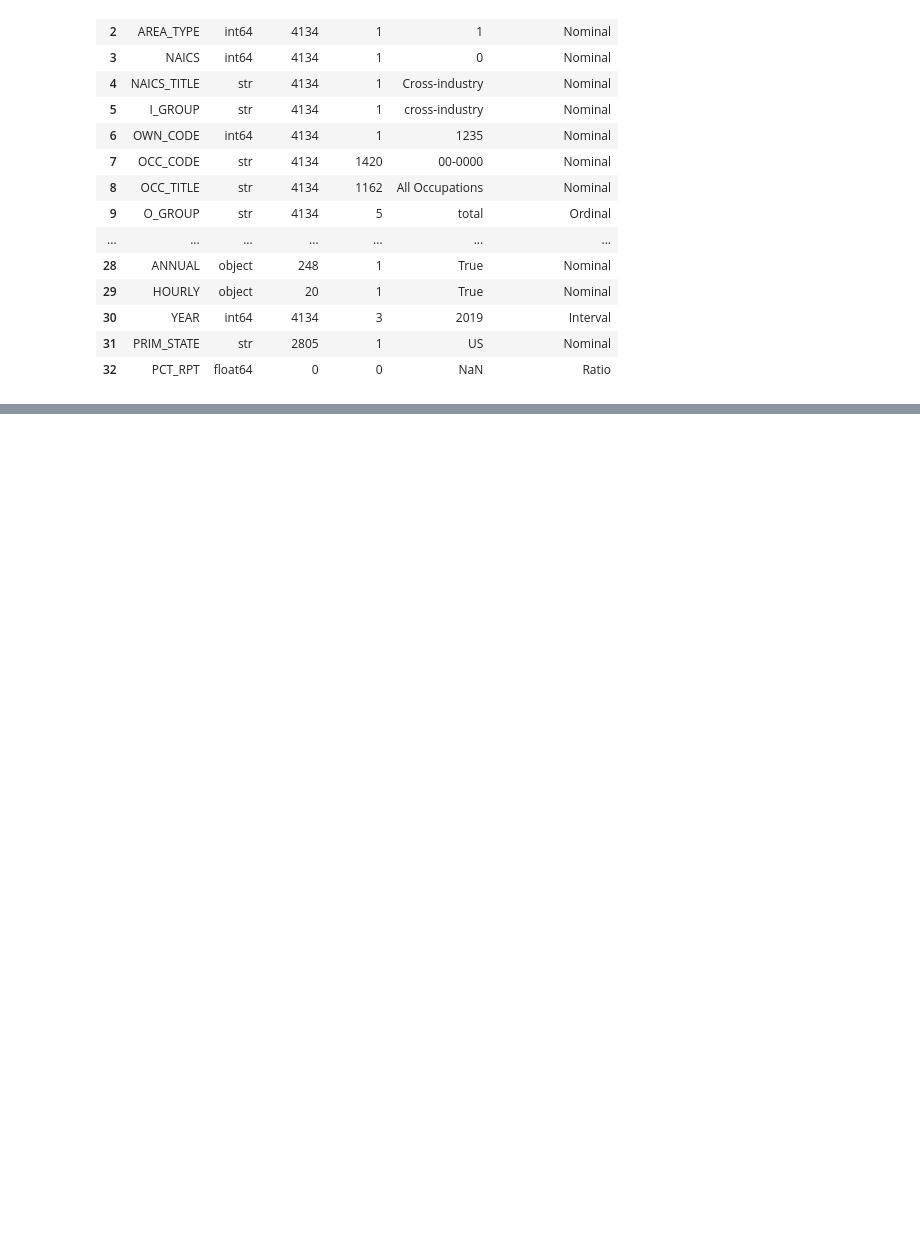
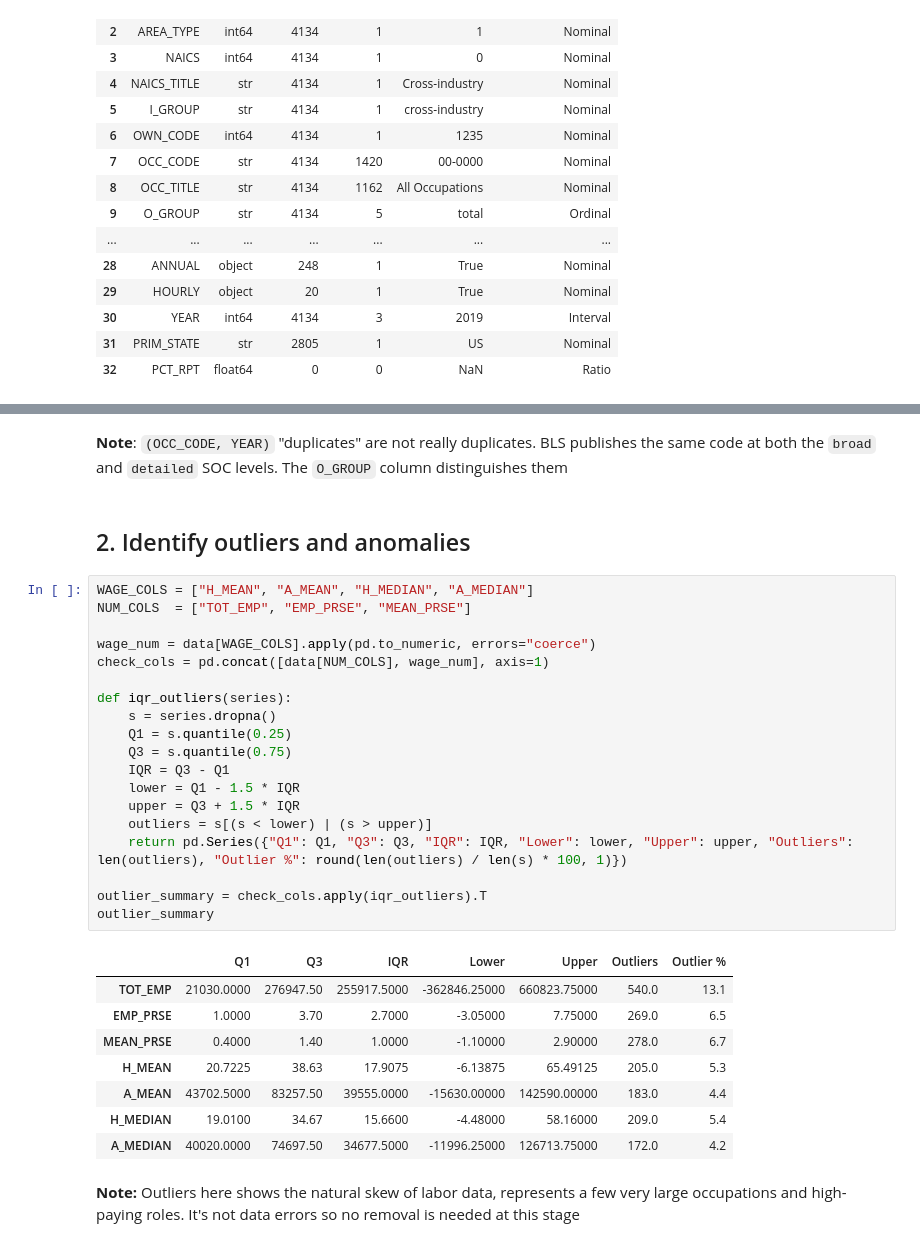
Before and after one commit to axtex/255-AI, a Jupyter notebook: notebooks/eda/01_bls.ipynb, the cells around one changed output, grey strips where cells are left out. Saved outputs shown, nothing was run; the diff lists cells and outputs as text; blank space fills up the shorter version.

```diff
--- a/notebooks/eda/01_bls.ipynb
+++ b/notebooks/eda/01_bls.ipynb
@@ -157,0 +193,34 @@ variable_catalog
+# %% [markdown]
+**Note**: `(OCC_CODE, YEAR)` "duplicates" are not really duplicates. BLS publishes the same code at both the `broad` and `detailed` SOC levels. The `O_GROUP` column distinguishes them
+# %% [markdown]
+## 2. Identify outliers and anomalies
+# %%
+WAGE_COLS = ["H_MEAN", "A_MEAN", "H_MEDIAN", "A_MEDIAN"]
+NUM_COLS  = ["TOT_EMP", "EMP_PRSE", "MEAN_PRSE"]
+
+wage_num = data[WAGE_COLS].apply(pd.to_numeric, errors="coerce")
+check_cols = pd.concat([data[NUM_COLS], wage_num], axis=1)
+
+def iqr_outliers(series):
+    s = series.dropna()
+    Q1 = s.quantile(0.25)
+    Q3 = s.quantile(0.75)
+    IQR = Q3 - Q1
+    lower = Q1 - 1.5 * IQR
+    upper = Q3 + 1.5 * IQR
+    outliers = s[(s < lower) | (s > upper)]
+    return pd.Series({"Q1": Q1, "Q3": Q3, "IQR": IQR, "Lower": lower, "Upper": upper, "Outliers": len(outliers), "Outlier %": round(len(outliers) / len(s) * 100, 1)})
+
+outlier_summary = check_cols.apply(iqr_outliers).T
+outlier_summary
+# %% [output]
+|  | Q1 | Q3 | IQR | Lower | Upper | Outliers | Outlier % |
+| TOT_EMP | 21030.0000 | 276947.50 | 255917.5000 | -362846.25000 | 660823.75000 | 540.0 | 13.1 |
+| EMP_PRSE | 1.0000 | 3.70 | 2.7000 | -3.05000 | 7.75000 | 269.0 | 6.5 |
+| MEAN_PRSE | 0.4000 | 1.40 | 1.0000 | -1.10000 | 2.90000 | 278.0 | 6.7 |
+| H_MEAN | 20.7225 | 38.63 | 17.9075 | -6.13875 | 65.49125 | 205.0 | 5.3 |
+| A_MEAN | 43702.5000 | 83257.50 | 39555.0000 | -15630.00000 | 142590.00000 | 183.0 | 4.4 |
+| H_MEDIAN | 19.0100 | 34.67 | 15.6600 | -4.48000 | 58.16000 | 209.0 | 5.4 |
+| A_MEDIAN | 40020.0000 | 74697.50 | 34677.5000 | -11996.25000 | 126713.75000 | 172.0 | 4.2 |
+# %% [markdown]
+**Note:** Outliers here shows the natural skew of labor data, represents a few very large occupations and high-paying roles. It's not data errors so no removal is needed at this stage
```
Also changed, not shown: parts of 13 cells of this notebook.
